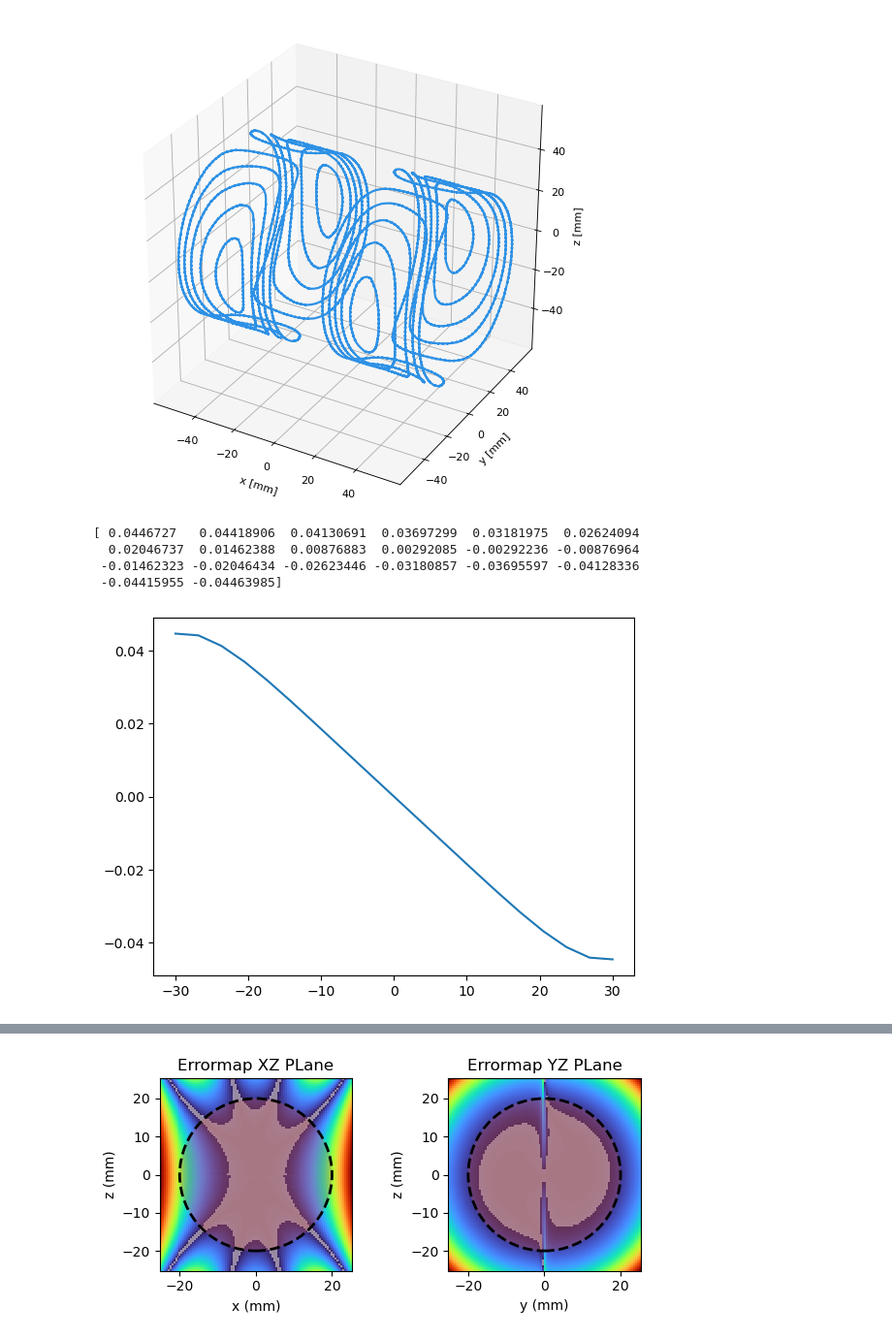
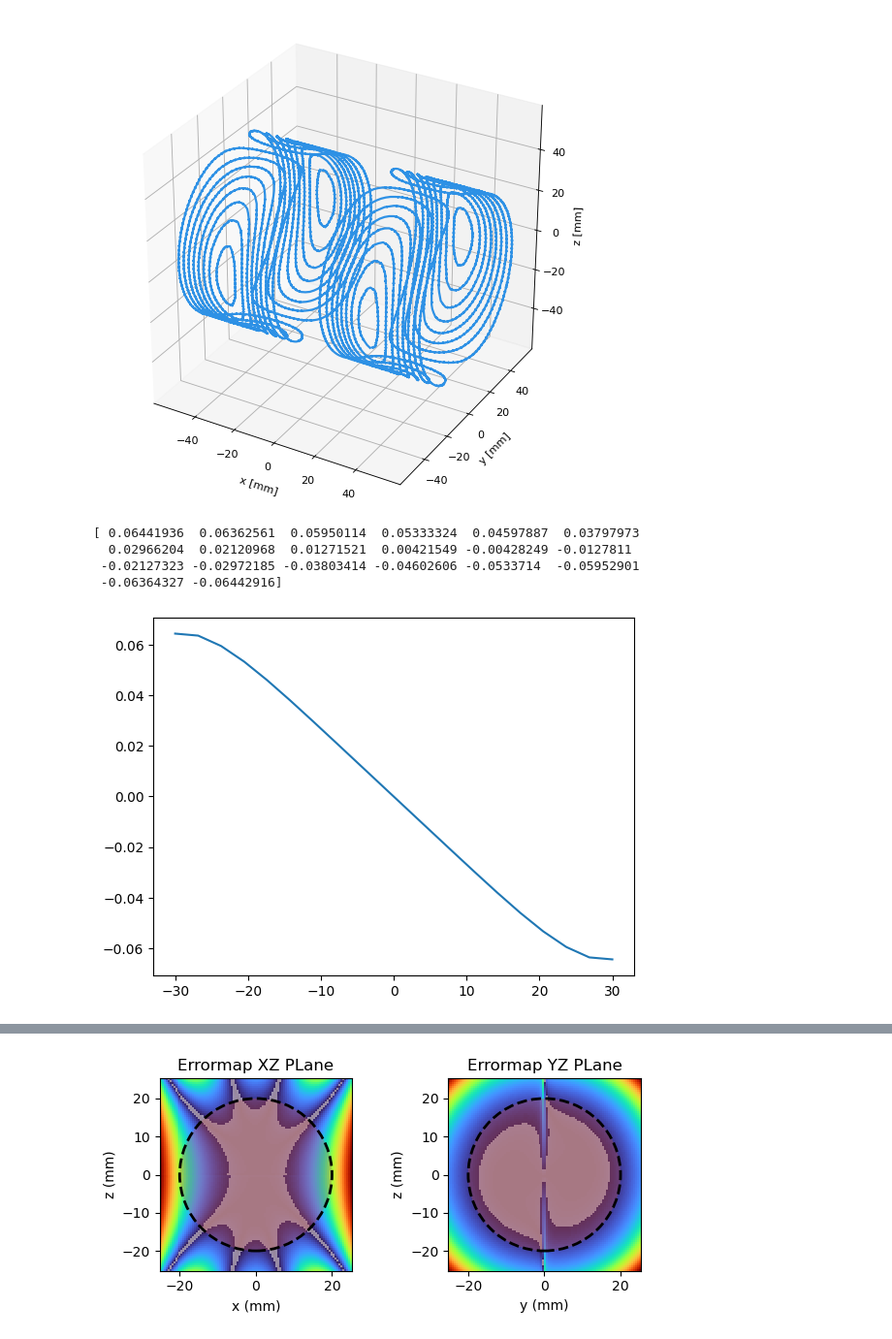
Before and after one commit to DavideRuzza/MiniMri, a Jupyter notebook: Gradient_coil/grad_coil_field_sim.ipynb, the cells around one changed output, grey strips where cells are left out. Shown at 97% size. Drawn from its saved outputs; the diff is of its cells as text; code cells hidden in the pictures.

```diff
--- a/Gradient_coil/grad_coil_field_sim.ipynb
+++ b/Gradient_coil/grad_coil_field_sim.ipynb
@@ -12,27 +12,27 @@ rho_c = 1.678E-8  # ohm*m
 # %%
 paths = []
 
 I = 1
 
 for i in range(32):
     try:
-        paths.append(np.loadtxt(f"path_cyl2/{i}.txt")[::2])
+        paths.append(np.loadtxt(f"line_path/{i}.txt")[::2])
     except:
         pass
 
 coils = []
 
 for p in paths:
     coils.append(magpy.current.Line(I, p))
 
 tot_coil = coils[0]
 
 for c in coils[1:]:
     tot_coil+=c
 
 tot_coil.show()
 # %% [output]
-[figure, old version]
+[figure, new version]
 # %%
 size = 100
 ts = np.linspace(-25, 25, size)
@@ -71,11 +71,11 @@ grad_yz.shape
 plt.plot(y, B_sens)
 print(B_sens)
 # %% [output]
-[ 0.0446727   0.04418906  0.04130691  0.03697299  0.03181975  0.02624094
-  0.02046737  0.01462388  0.00876883  0.00292085 -0.00292236 -0.00876964
- -0.01462323 -0.02046434 -0.02623446 -0.03180857 -0.03695597 -0.04128336
- -0.04415955 -0.04463985]
+[ 0.06441936  0.06362561  0.05950114  0.05333324  0.04597887  0.03797973
+  0.02966204  0.02120968  0.01271521  0.00421549 -0.00428249 -0.0127811
+ -0.02127323 -0.02972185 -0.03803414 -0.04602606 -0.0533714  -0.05952901
+ -0.06364327 -0.06442916]
-[figure, old version]
+[figure, new version]
 # %%
 fig = plt.figure(figsize=(16, 9), dpi=90)
 plt.subplot(2, 3, 1)
```
Also changed, not shown: parts of 1 cell of this notebook, 30 other files.
